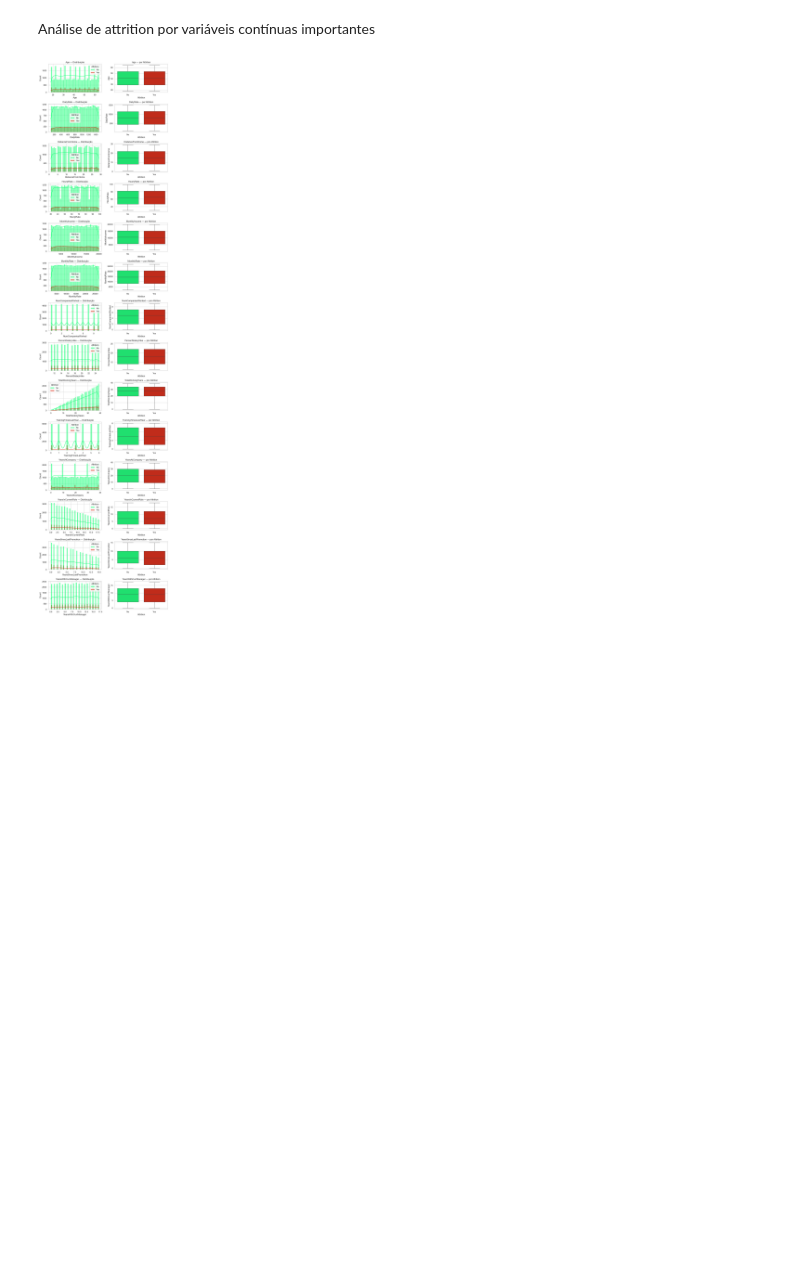
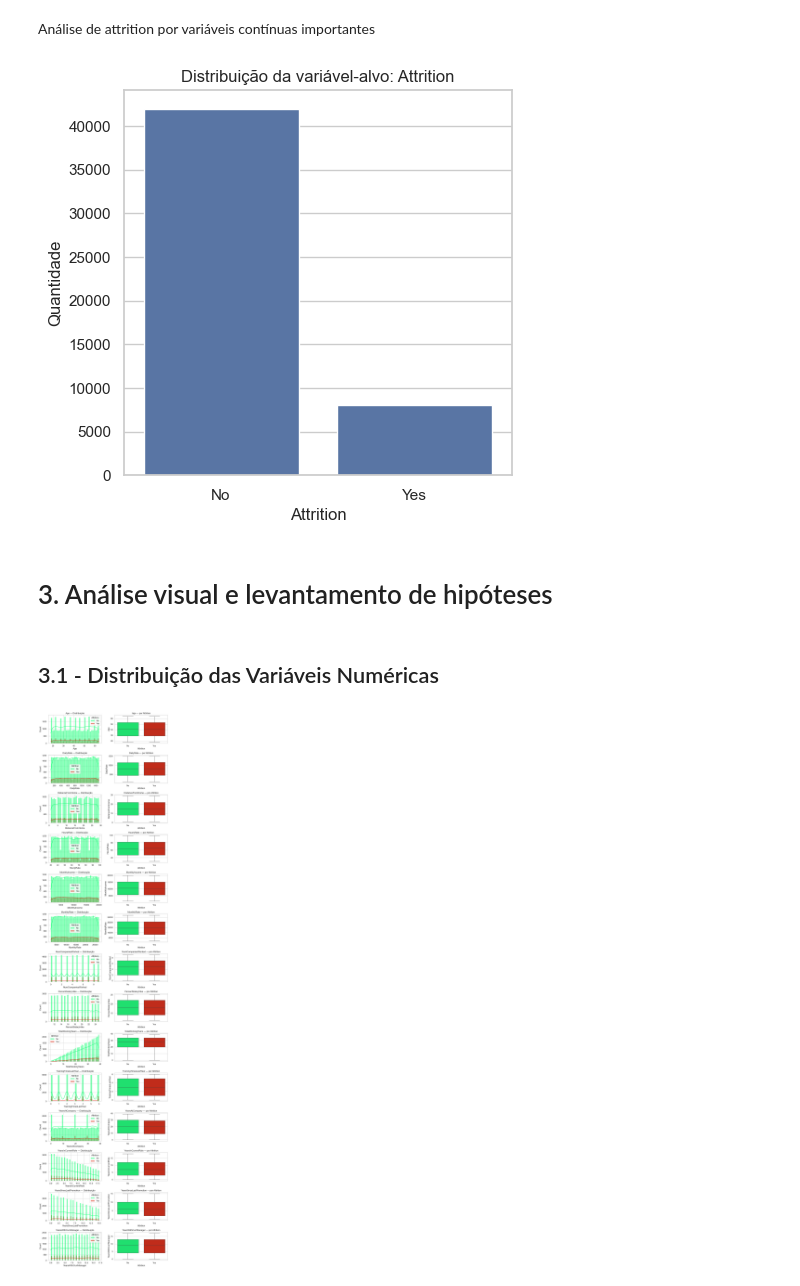
Before and after one commit to JonasGX/model-techcorp-attrition, a Jupyter notebook: notebooks/01_EDA.ipynb, the cells around one changed output. Cells and saved outputs as stored; diff of their text form; code cells hidden in the pictures; blank space fills up the shorter version.

Commit message:
Atualizando EDA e iniciando as validações das variáveis por técnicas estatísticas para validar todas as hipoteses

```diff
--- a/notebooks/01_EDA.ipynb
+++ b/notebooks/01_EDA.ipynb
@@ -311,6 +309,20 @@ Yes    0.16014
 Name: proportion, dtype: float64
 # %% [markdown]
 Análise de attrition por variáveis contínuas importantes
+# %%
+plt.figure(figsize=(5, 5))
+sns.countplot(data=df_sample, x="Attrition")
+plt.title("Distribuição da variável-alvo: Attrition")
+plt.xlabel("Attrition")
+plt.ylabel("Quantidade")
+plt.savefig('../reports/distribuicao_variavel_attrition.png', dpi=150, bbox_inches='tight')
+plt.show()
+# %% [output]
+[figure, added]
+# %% [markdown]
+# 3. Análise visual e levantamento de hipóteses
+# %% [markdown]
+## 3.1 - Distribuição das Variáveis Numéricas
 # %%
 fig, axes = plt.subplots(len(num_continuas), 2, figsize=(10, len(num_continuas) * 3))
 
```
Also changed, not shown: parts of 10 cells of this notebook, 3 other files.
